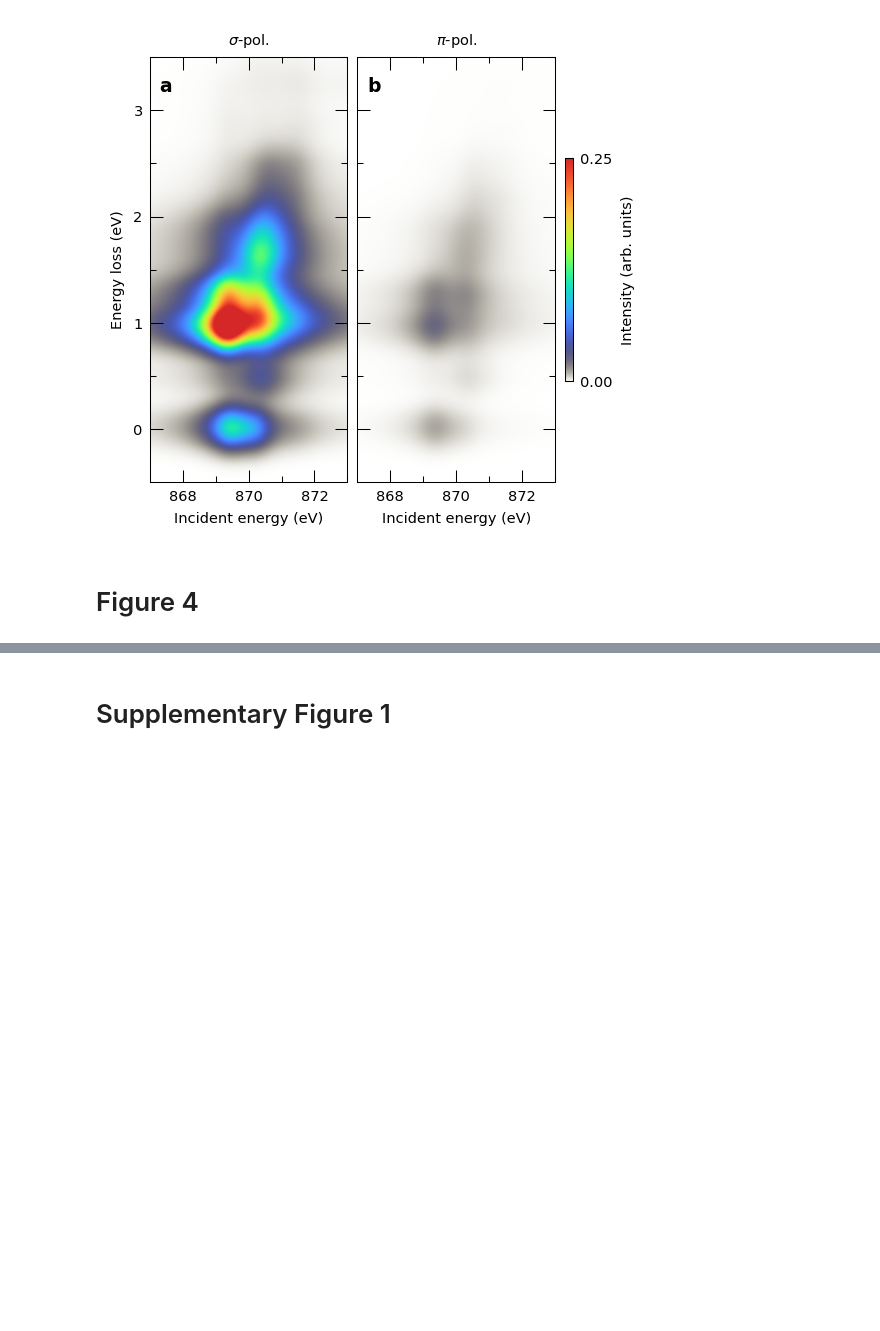
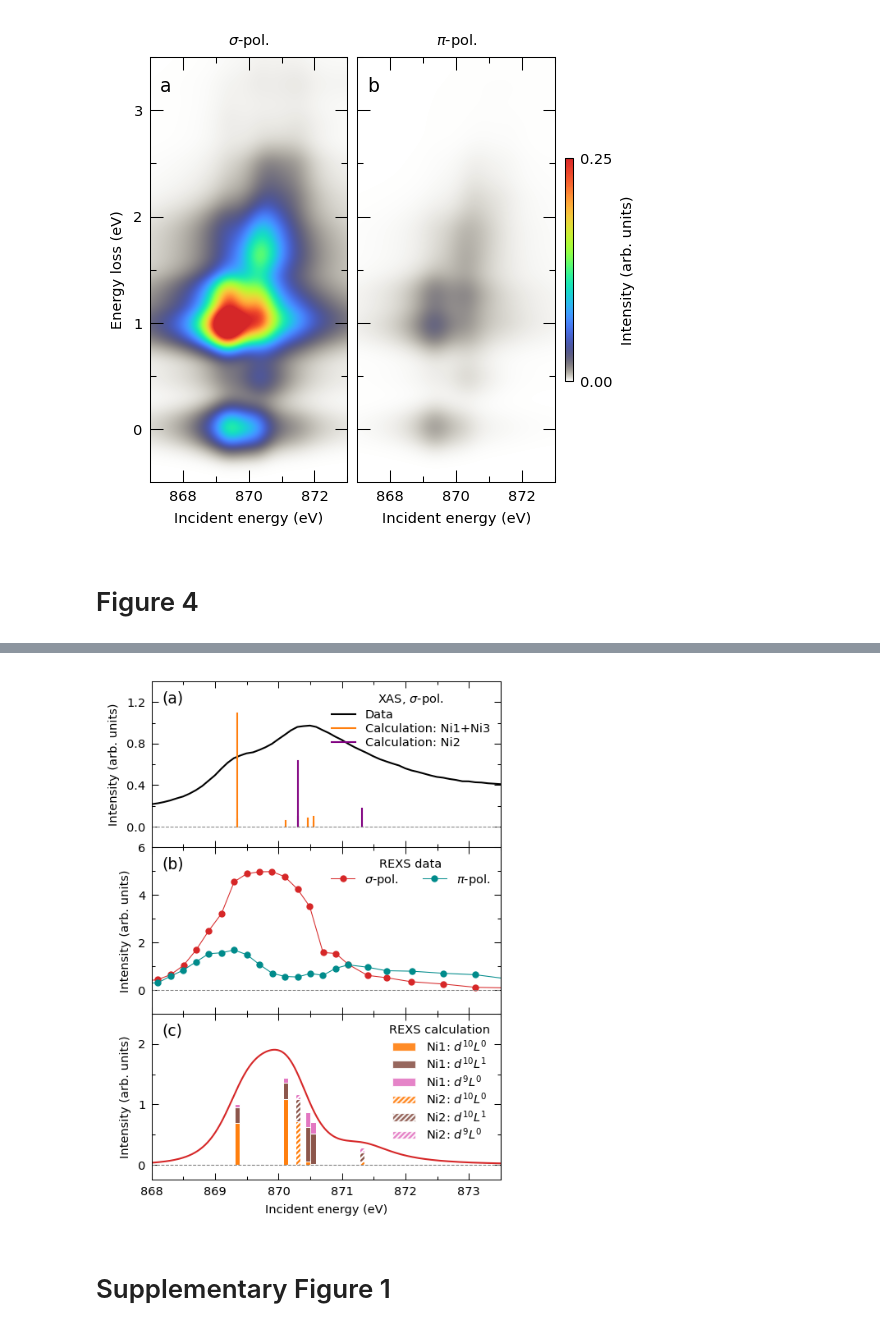
Before and after one commit to mpmdean/shen2023character, a Jupyter notebook: plot.ipynb, the cells around one changed output, grey strips where cells are left out. Drawn from its saved outputs; the diff is of its cells as text; code cells hidden in the pictures; blank space fills up the shorter version.

```diff
--- a/plot.ipynb
+++ b/plot.ipynb
@@ -322,6 +333,8 @@ plot_label(axs[1], 'b', x=0.05, y=0.92, color='k')
 # %% [markdown]
 # Figure 4
 # %%
+La438_XAS = load_var('RIXS_data/La438_XAS.pkl')
 La438_Emap = load_var('RIXS_data/La438_Emap.pkl')
 ED_REXS = load_var('ED_calcs/REXS_Delta_5p6.pkl')
+ED_XAS = load_var('ED_calcs/xas_FmagSq_Delta_5p6.pkl')
 wf = load_var('ED_calcs/wavefunctions_Delta_5p6.pkl')
@@ -383,3 +341,95 @@ No artists with labels found to put in legend.  Note that artists whose label st
+# %%
+fig, axs = plt.subplots(3, 1, figsize=(6.75/2,6.75/1.5), dpi=150, sharex=True, gridspec_kw=dict(hspace=0.,
+                        top=0.98, bottom=0.08, left=0.12, right=0.96))
+
+# data
+axs[0].plot(La438_XAS[:,0], La438_XAS[:,1], '-', lw=1, color='k', label='Data')
+
+axs[1].plot(La438_Emap['L2LV_HR']['Ei'], np.array(La438_Emap['L2LV_HR']['Eidep_eline'])*10, 'o-',
+            color='C3', lw=0.5, ms=3, label='$\\sigma$-pol.', zorder=0)
+axs[1].plot(La438_Emap['L2LH_HR']['Ei'], np.array(La438_Emap['L2LH_HR']['Eidep_eline'])*10, 'o-',
+            color='darkcyan', lw=0.5, ms=3, label='$\\pi$-pol.', zorder=0)
+axs[1].legend(loc='upper right', frameon=False, title='REXS data')
+
+# calc
+xoffset = 857
+## XAS Ni1+Ni3
+FmagSq = ED_XAS[0]
+choose0 = np.logical_and(FmagSq[0]>=11, FmagSq[0]<=15)
+choose1 = FmagSq[1][choose0]>=0.02*np.max(FmagSq[1][choose0])
+for x, y in zip(FmagSq[0][choose0][choose1], FmagSq[1][choose0][choose1]):
+    axs[0].plot([x+xoffset,x+xoffset], [0,y*5*2], '-', lw=1, color='C1')
+## XAS Ni2
+FmagSq = ED_XAS[1]
+choose0 = np.logical_and(FmagSq[0]>=11, FmagSq[0]<=15)
+choose1 = FmagSq[1][choose0]>=0.02*np.max(FmagSq[1][choose0])
+for x, y in zip(FmagSq[0][choose0][choose1], FmagSq[1][choose0][choose1]):
+    axs[0].plot([x+xoffset,x+xoffset], [0,y*5], '-', lw=1, color='purple')
+## REXS
+axs[2].plot(ED_REXS['omega']+xoffset, ED_REXS['rexs_CO_lv'], '-', lw=1, color='C3', zorder=0)
+## wf
+width = 0.08
+for nn in range(len(wf['TM1']['omega'])):
+    height = np.interp(wf['TM1']['omega'][nn]+xoffset, ED_REXS['omega']+xoffset, ED_REXS['rexs_CO_lv'])*0.8
+    axs[2].bar(wf['TM1']['omega'][nn]+xoffset, height=wf['TM1']['d0L0'][nn]*height,
+               color='C1', width=width, edgecolor='w', linewidth=0.5)
+    axs[2].bar(wf['TM1']['omega'][nn]+xoffset, height=wf['TM1']['d0L1'][nn]*height,
+               bottom=wf['TM1']['d0L0'][nn]*height,
+               color='C5', width=width, edgecolor='w', linewidth=0.5)
+    axs[2].bar(wf['TM1']['omega'][nn]+xoffset, height=wf['TM1']['d1L0'][nn]*height,
+               bottom=(wf['TM1']['d0L0'][nn]+wf['TM1']['d0L1'][nn])*height,
+               color='C6', width=width, edgecolor='w', linewidth=0.5)
+for nn in range(len(wf['TM2']['omega'])):
+    height = np.interp(wf['TM2']['omega'][nn]+xoffset, ED_REXS['omega']+xoffset, ED_REXS['rexs_CO_lv'])*0.8
+    axs[2].bar(wf['TM2']['omega'][nn]+xoffset, height=wf['TM2']['d0L0'][nn]*height,
+               color='C1', width=width, edgecolor='w', linewidth=0.5, hatch='////////')
+    axs[2].bar(wf['TM2']['omega'][nn]+xoffset, height=wf['TM2']['d0L1'][nn]*height,
+               bottom=wf['TM2']['d0L0'][nn]*height,
+               color='C5', width=width, edgecolor='w', linewidth=0.5, hatch='////////')
+    axs[2].bar(wf['TM2']['omega'][nn]+xoffset, height=wf['TM2']['d1L0'][nn]*height,
+               bottom=(wf['TM2']['d0L1'][nn]+wf['TM2']['d0L0'][nn])*height,
+               color='C6', width=width, edgecolor='w', linewidth=0.5, hatch='////////')
+
+# legends
+axs[0].plot(np.nan, np.nan, '-', lw=1, color='C1', label='Calculation: Ni1+Ni3')
+axs[0].plot(np.nan, np.nan, '-', lw=1, color='purple', label='Calculation: Ni2')
+axs[0].legend(title='XAS, $\\sigma$-pol.', loc='upper right', frameon=False, labelspacing=0.2)
+axs[1].legend(loc='upper right', title='REXS data', frameon=False, labelspacing=0.2, ncol=2)
+labels= [r'Ni1: $d^{10}L^0$',
+         r'Ni1: $d^{10}L^1$',
+         r'Ni1: $d^{9}L^0$',
+         r'Ni2: $d^{10}L^0$',
+         r'Ni2: $d^{10}L^1$',
+         r'Ni2: $d^{9}L^0$']
+artists = []
+for color, hatch in zip(['C1', 'C5', 'C6']*2, [None]*3+['////////']*3):
+    artists.append(patches.Patch(facecolor=color, hatch=hatch,  edgecolor='w', alpha=.9))
+axs[2].legend(artists, labels, title='REXS calculation', loc='upper right', frameon=False, labelspacing=0.2)
+
+# format
+for ax in axs:
+    make_theme(ax, ticklength=4)
+axs[0].set_xlim(868,873.5)
+axs[0].set_ylim(-0.2,1.4)
+axs[0].set_yticks(np.arange(0,1.3,0.4))
+axs[0].set_ylabel('Intensity (arb. units)')
+axs[0].axhline(y=0, ls='--', lw=0.5, color='gray')
+plot_label(axs[0], '(a)', x=0.03, y=0.87, color='k')
+
+axs[1].set_ylim(-1,6)
+axs[1].set_yticks(np.arange(0,7,2))
+axs[1].set_ylabel('Intensity (arb. units)')
+axs[1].axhline(y=0, ls='--', lw=0.5, color='gray')
+plot_label(axs[1], '(b)', x=0.03, y=0.87, color='k')
+
+axs[2].set_ylim(-0.25,2.5)
+axs[2].set_yticks(np.arange(0,2.1,1))
+axs[2].set_ylabel('Intensity (arb. units)')
+axs[2].set_xlabel('Incident energy (eV)')
+axs[2].axhline(y=0, ls='--', lw=0.5, color='gray')
+plot_label(axs[2], '(c)', x=0.03, y=0.87, color='k')
+# %% [output]
+[figure, added]
 # %% [markdown]
 # Supplementary Figure 1
 # %%
```
Also changed, not shown: parts of 15 cells of this notebook, 14 other files.
